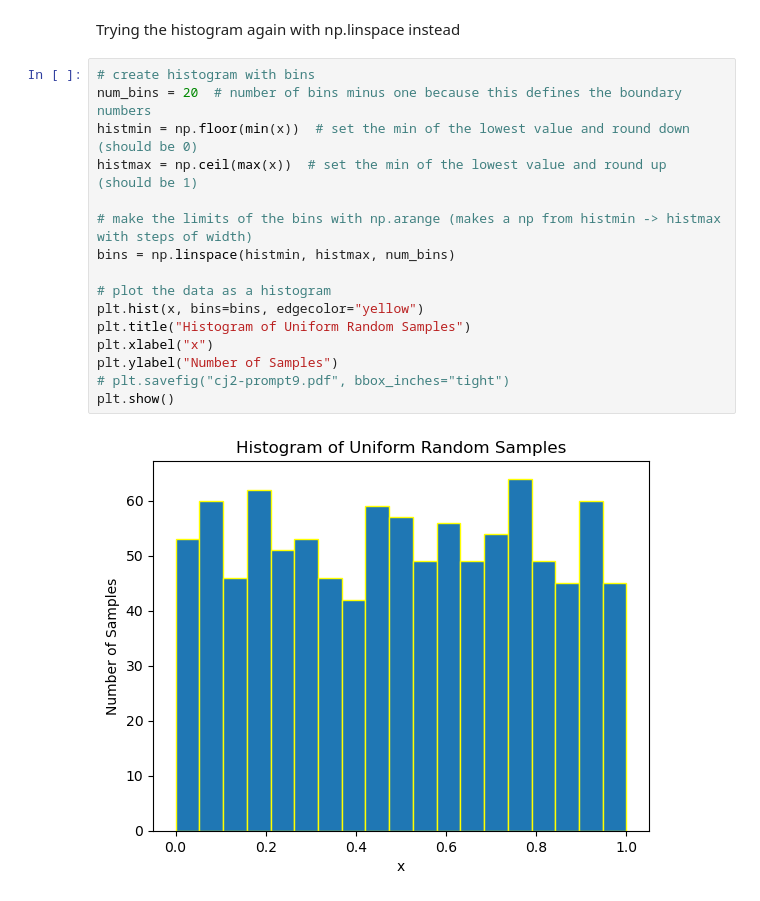
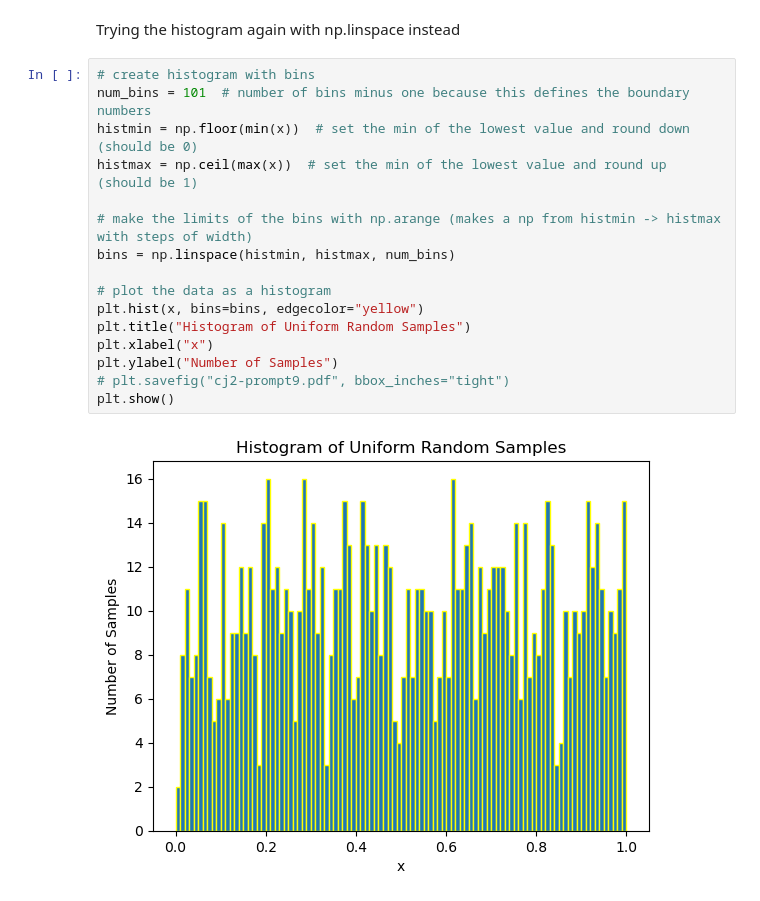
Before and after one commit to djlouie/astr19-spring25, a Jupyter notebook: cj2-prompt9.ipynb, the cells around one changed output. Saved outputs shown, nothing was run; the diff lists cells and outputs as text.

Commit message:
Update prompt 9 to have correct number of bins

```diff
--- a/cj2-prompt9.ipynb
+++ b/cj2-prompt9.ipynb
@@ -32,19 +32,19 @@ plt.show()
 Trying the histogram again with np.linspace instead
 # %%
 # create histogram with bins
-num_bins = 20  # number of bins minus one because this defines the boundary numbers
+num_bins = 101  # number of bins minus one because this defines the boundary numbers
 histmin = np.floor(min(x))  # set the min of the lowest value and round down (should be 0)
 histmax = np.ceil(max(x))  # set the min of the lowest value and round up (should be 1)
 
 # make the limits of the bins with np.arange (makes a np from histmin -> histmax with steps of width)
 bins = np.linspace(histmin, histmax, num_bins)
 
 # plot the data as a histogram
 plt.hist(x, bins=bins, edgecolor="yellow")
 plt.title("Histogram of Uniform Random Samples")
 plt.xlabel("x")
 plt.ylabel("Number of Samples")
 # plt.savefig("cj2-prompt9.pdf", bbox_inches="tight")
 plt.show()
 # %% [output]
-[figure, old version]
+[figure, new version]
```
Also changed, not shown: parts of 1 cell of this notebook, 1 other file.
